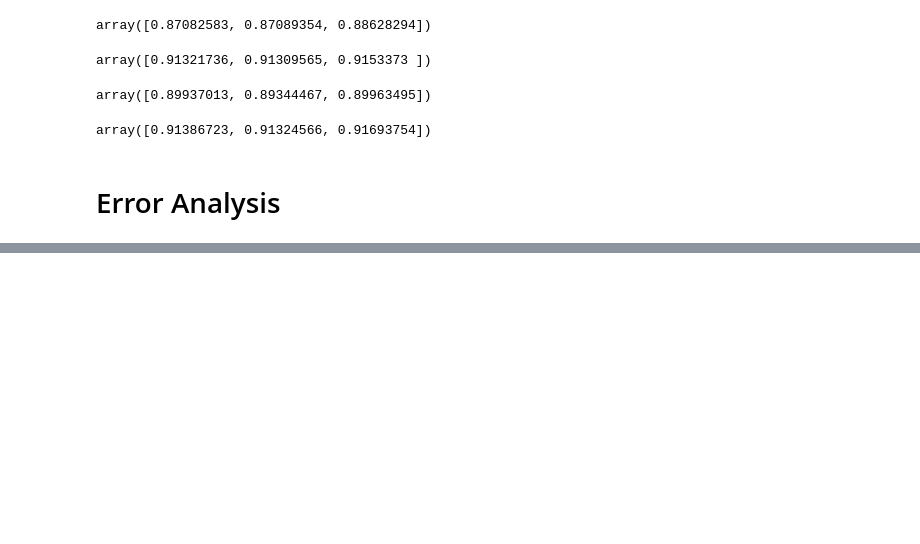
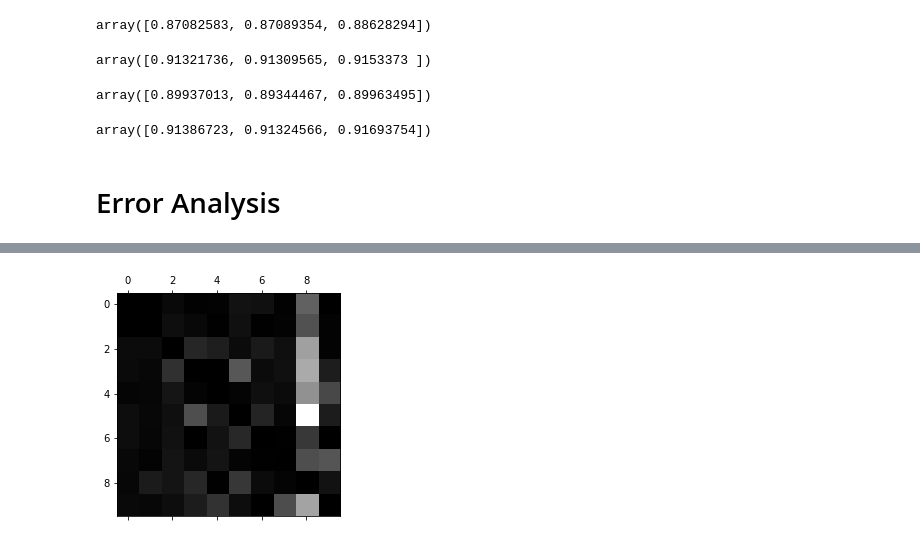
Before and after one commit to astidham2003/ml-study-group, a Jupyter notebook: chapter_3/MNIST_classification.ipynb, the cells around one changed output, grey strips where cells are left out. Drawn from its saved outputs; the diff is of its cells as text; code cells hidden in the pictures; blank space fills up the shorter version.

Commit message:
Error analysis

```diff
--- a/chapter_3/MNIST_classification.ipynb
+++ b/chapter_3/MNIST_classification.ipynb
@@ -557,0 +615,13 @@ array([0.91386723, 0.91324566, 0.91693754])
+# %%
+# Normalize the values in the confusion matrix so we can compare error rates instead of absolute errors.
+
+row_sums = conf_mx.sum(axis=1, keepdims=True)
+norm_conf_mx = conf_mx / row_sums
+# %%
+# Fill the diagonal with 0s to keep only the errors
+
+np.fill_diagonal(norm_conf_mx, 0)
+plt.matshow(norm_conf_mx, cmap=plt.cm.gray)
+plt.show() # 5s and 8s are confused a lot.  5s and 3s are next most confused.
+# %% [output]
+[figure, added]
```
Also changed, not shown: parts of 11 cells of this notebook, 1 other file.
